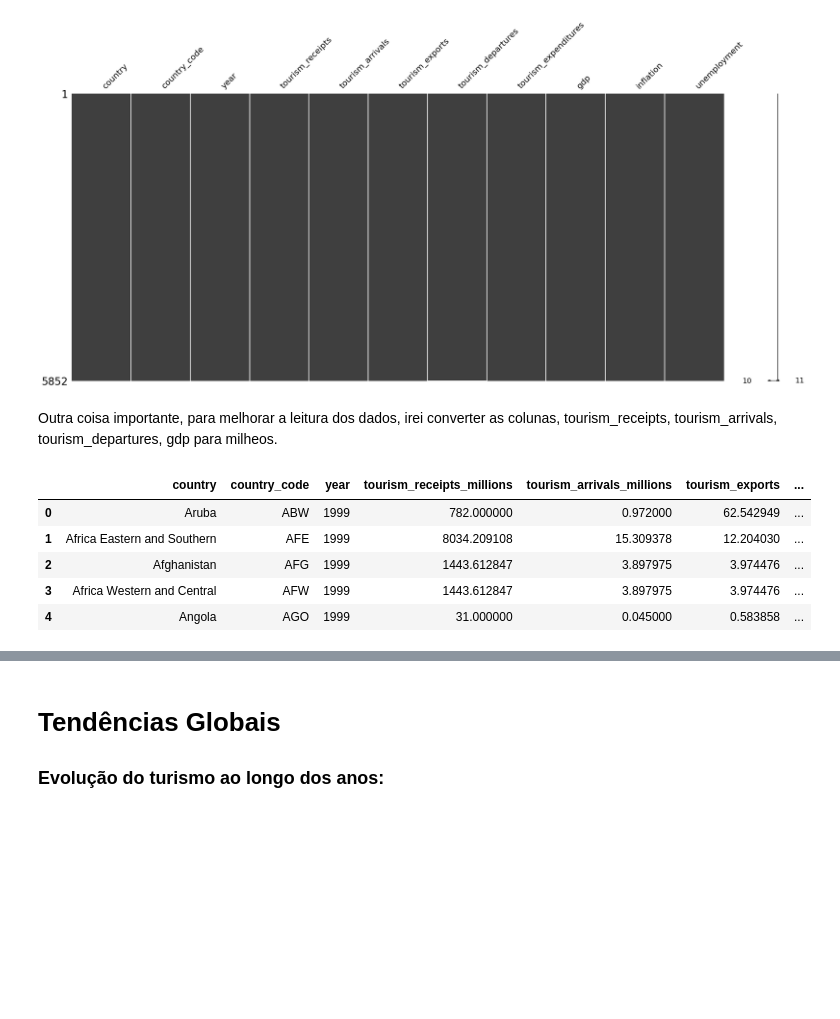
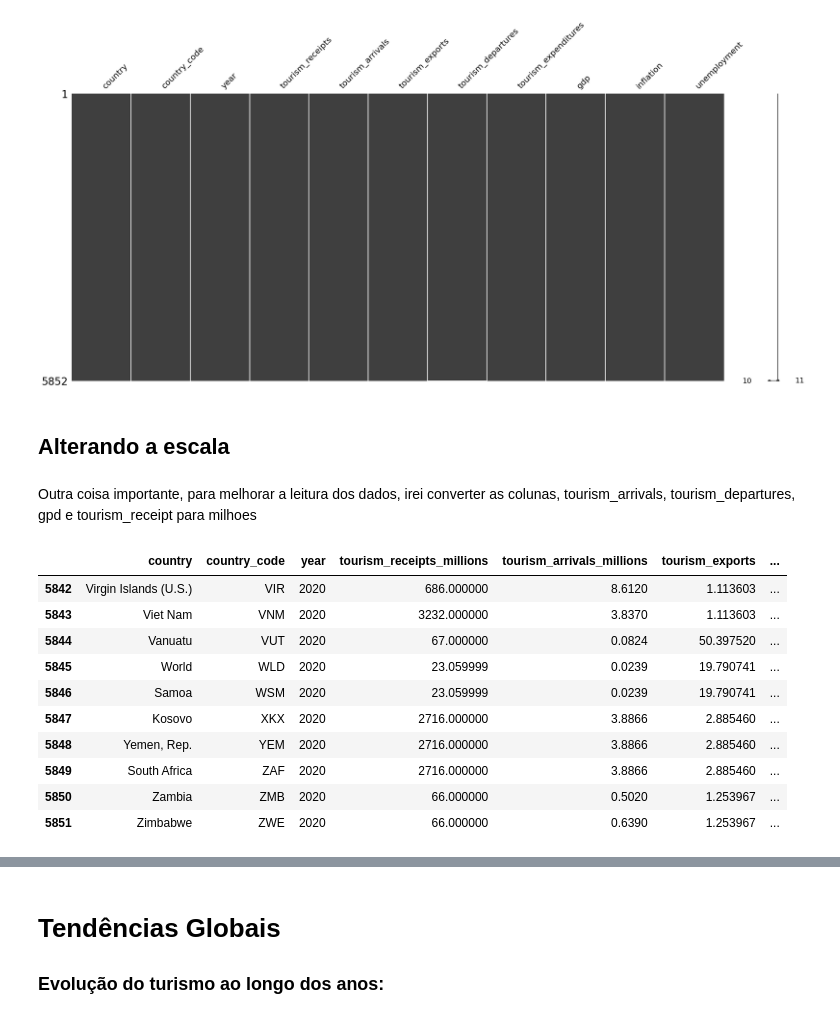
Before and after one commit to Gabs72P/Analise-da-economia-do-turismo-mundial, a Jupyter notebook: Projeto_Turismo.ipynb, the cells around one changed output, grey strips where cells are left out. Cells and saved outputs as stored; diff of their text form; code cells hidden in the pictures; blank space fills up the shorter version.

```diff
--- a/Projeto_Turismo.ipynb
+++ b/Projeto_Turismo.ipynb
@@ -210,7 +227,8 @@ msno.matrix(tourism_table)
 # %% [output]
 <Axes: >
 [figure]
+# %% [markdown]
+## Alterando a escala
 # %% [markdown]
-Outra coisa importante, para melhorar a leitura dos dados, irei converter as colunas, tourism_receipts,	tourism_arrivals,	tourism_departures,	gdp
-para milheos.
+Outra coisa importante, para melhorar a leitura dos dados, irei converter as colunas,	tourism_arrivals,	tourism_departures, gpd e tourism_receipt para milhoes
 # %%
@@ -218,12 +236,19 @@ for i in ['tourism_receipts', 'tourism_arrivals', 'tourism_departures', 'gdp']:
   tourism_table[i] = tourism_table[i] / 1e6
 # %%
 tourism_table.rename(columns={'gdp': 'gdp_millions', 'tourism_receipts' : 'tourism_receipts_millions', 'tourism_arrivals' : 'tourism_arrivals_millions', 'tourism_departures' : 'tourism_departures_millions'}, inplace=True)
-# %%
-tourism_table.head()
-# %% [output]
-|  | country | country_code | year | tourism_receipts_millions | tourism_arrivals_millions | tourism_exports | ... |
-| 0 | Aruba | ABW | 1999 | 782.000000 | 0.972000 | 62.542949 | ... |
-| 1 | Africa Eastern and Southern | AFE | 1999 | 8034.209108 | 15.309378 | 12.204030 | ... |
-| 2 | Afghanistan | AFG | 1999 | 1443.612847 | 3.897975 | 3.974476 | ... |
-| 3 | Africa Western and Central | AFW | 1999 | 1443.612847 | 3.897975 | 3.974476 | ... |
-| 4 | Angola | AGO | 1999 | 31.000000 | 0.045000 | 0.583858 | ... |
+# %%
+tourism_table.tail(10)
+
+# que diabos é essa linha "world"?
+# %% [output]
+|  | country | country_code | year | tourism_receipts_millions | tourism_arrivals_millions | tourism_exports | ... |
+| 5842 | Virgin Islands (U.S.) | VIR | 2020 | 686.000000 | 8.6120 | 1.113603 | ... |
+| 5843 | Viet Nam | VNM | 2020 | 3232.000000 | 3.8370 | 1.113603 | ... |
+| 5844 | Vanuatu | VUT | 2020 | 67.000000 | 0.0824 | 50.397520 | ... |
+| 5845 | World | WLD | 2020 | 23.059999 | 0.0239 | 19.790741 | ... |
+| 5846 | Samoa | WSM | 2020 | 23.059999 | 0.0239 | 19.790741 | ... |
+| 5847 | Kosovo | XKX | 2020 | 2716.000000 | 3.8866 | 2.885460 | ... |
+| 5848 | Yemen, Rep. | YEM | 2020 | 2716.000000 | 3.8866 | 2.885460 | ... |
+| 5849 | South Africa | ZAF | 2020 | 2716.000000 | 3.8866 | 2.885460 | ... |
+| 5850 | Zambia | ZMB | 2020 | 66.000000 | 0.5020 | 1.253967 | ... |
+| 5851 | Zimbabwe | ZWE | 2020 | 66.000000 | 0.6390 | 1.253967 | ... |
```
Also changed, not shown: parts of 26 cells of this notebook.
